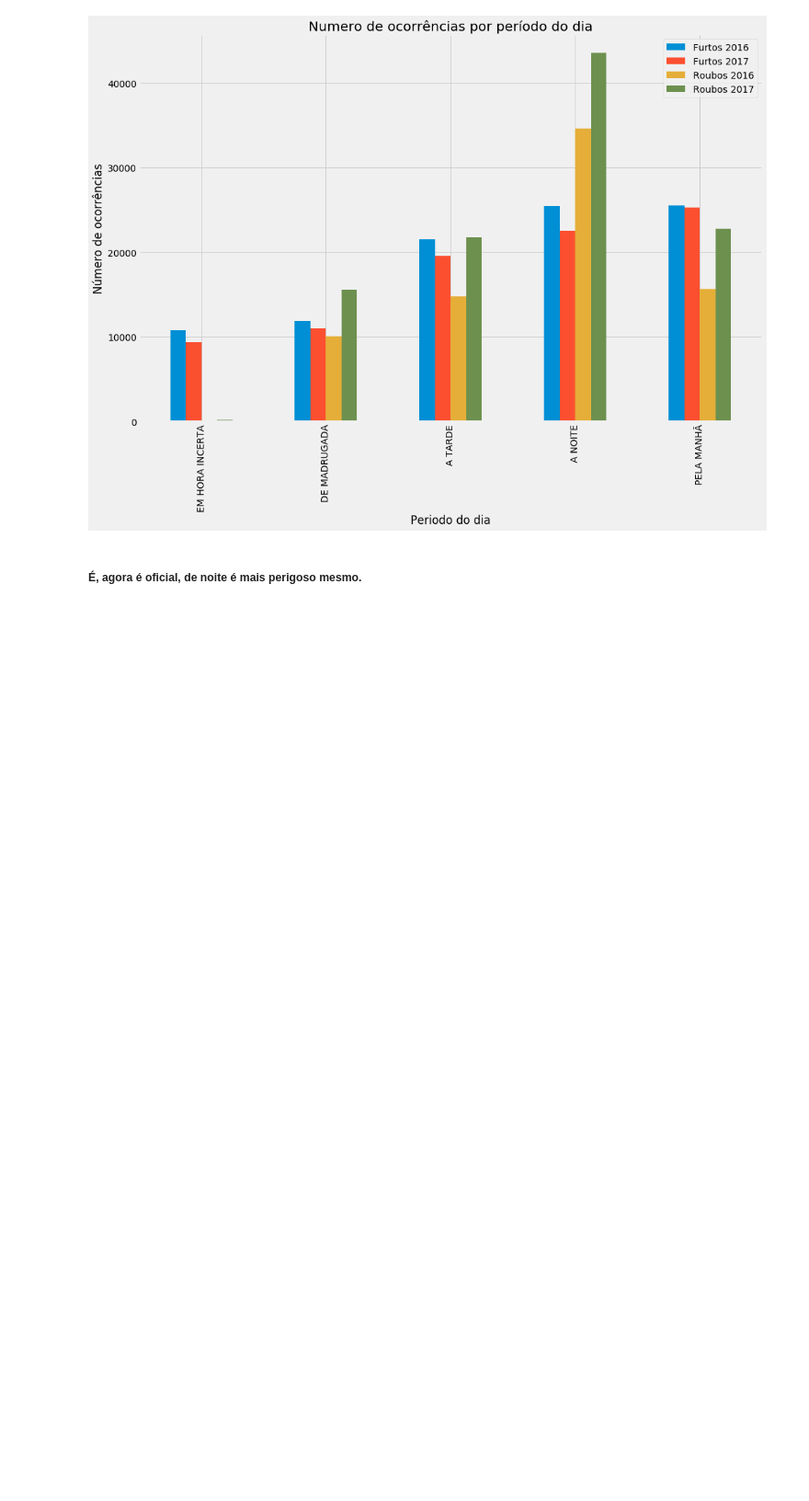
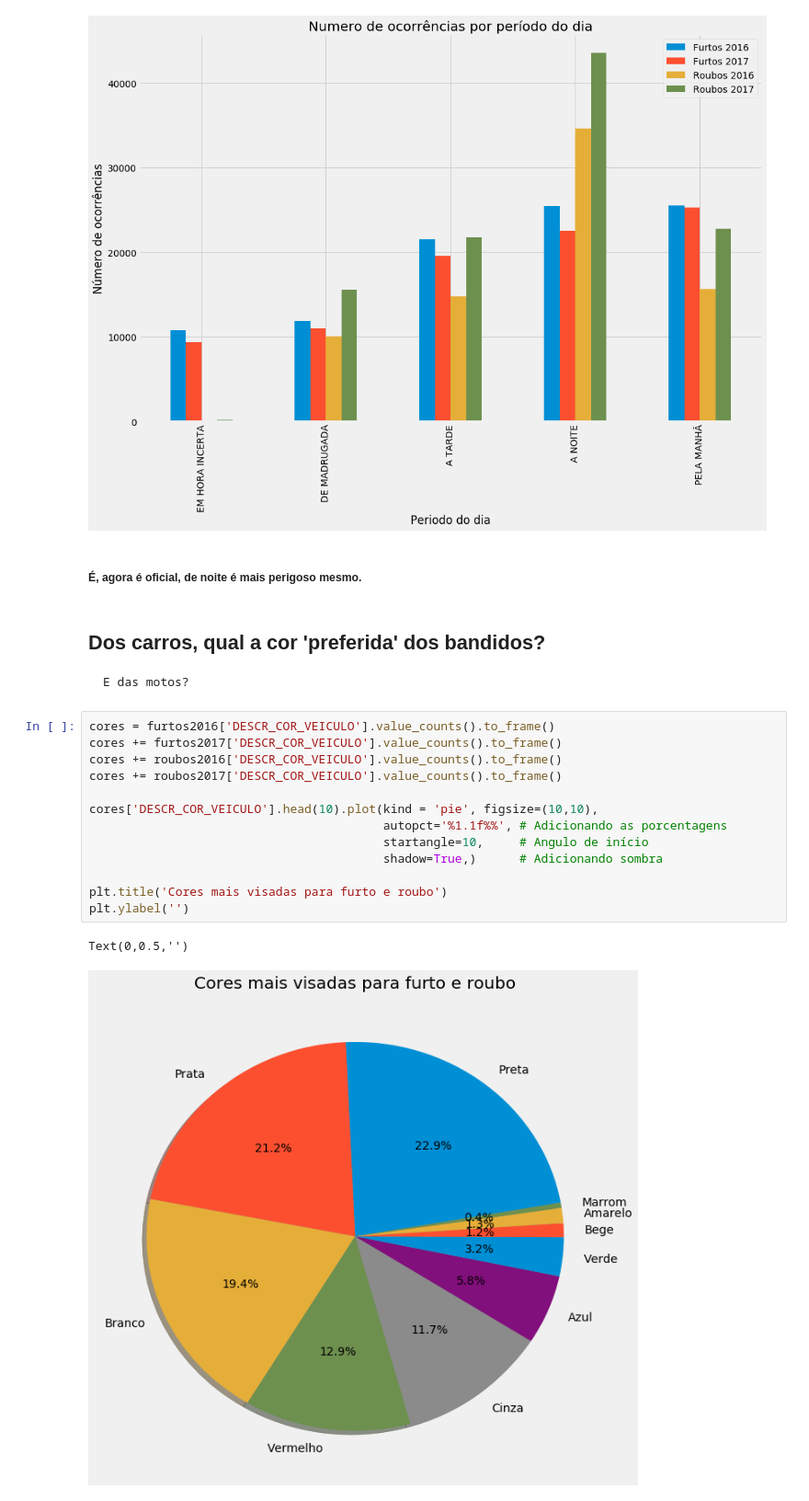
Before and after one commit to ramonrcn/Roubos-e-Furtos-2016-17, a Jupyter notebook: Graficos.ipynb, the cells around one changed output. Shown: that part at 92% size. Cells and saved outputs as stored; diff of their text form; blank space fills up the shorter version.

```diff
--- a/Graficos.ipynb
+++ b/Graficos.ipynb
@@ -398,3 +398,22 @@ plt.savefig('C:\\Python\Data Science Projects\Roubos e Furtos Veículos\\5 - Ins
 [figure]
 # %% [markdown]
 ##### É, agora é oficial, de noite é mais perigoso mesmo.
+# %% [markdown]
+## Dos carros, qual a cor 'preferida' dos bandidos?
+    E das motos?
+# %%
+cores = furtos2016['DESCR_COR_VEICULO'].value_counts().to_frame()
+cores += furtos2017['DESCR_COR_VEICULO'].value_counts().to_frame()
+cores += roubos2016['DESCR_COR_VEICULO'].value_counts().to_frame()
+cores += roubos2017['DESCR_COR_VEICULO'].value_counts().to_frame()
+
+cores['DESCR_COR_VEICULO'].head(10).plot(kind = 'pie', figsize=(10,10),
+                                         autopct='%1.1f%%', # Adicionando as porcentagens
+                                         startangle=10,     # Angulo de início
+                                         shadow=True,)      # Adicionando sombra
+
+plt.title('Cores mais visadas para furto e roubo')
+plt.ylabel('')
+# %% [output]
+Text(0,0.5,'')
+[figure, added]
```
Also changed, not shown: parts of 15 cells of this notebook.
